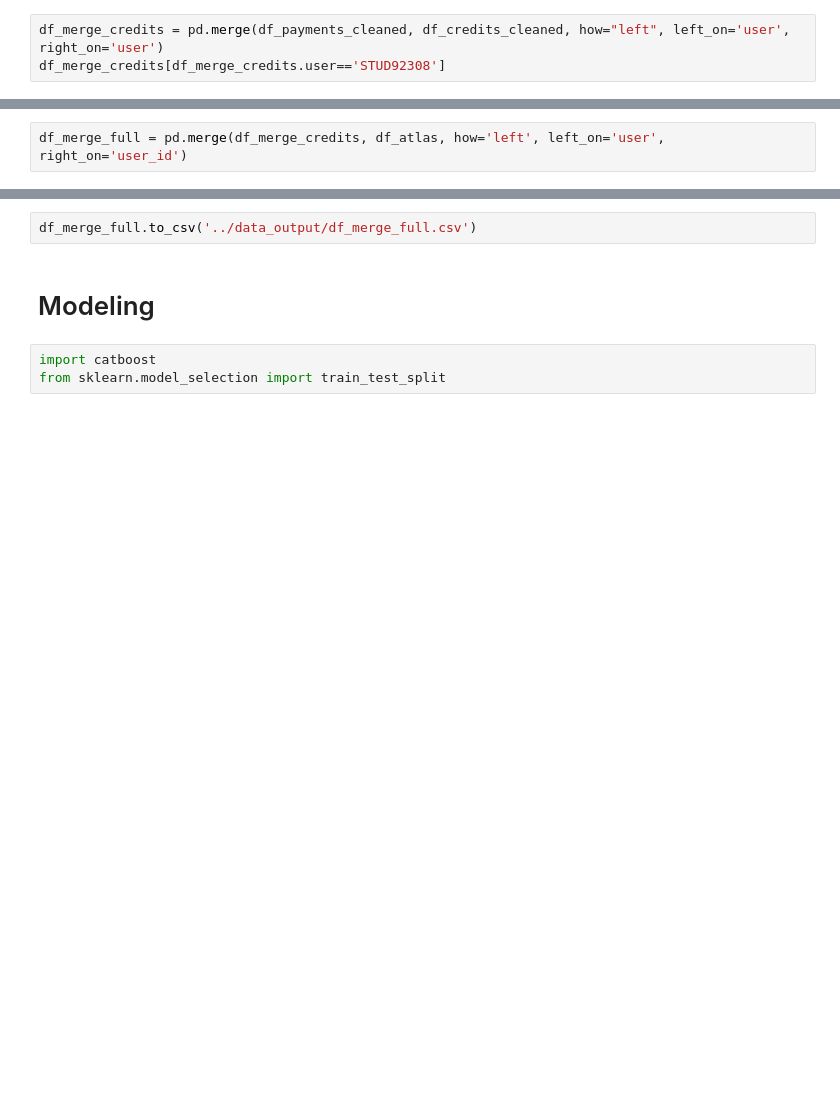
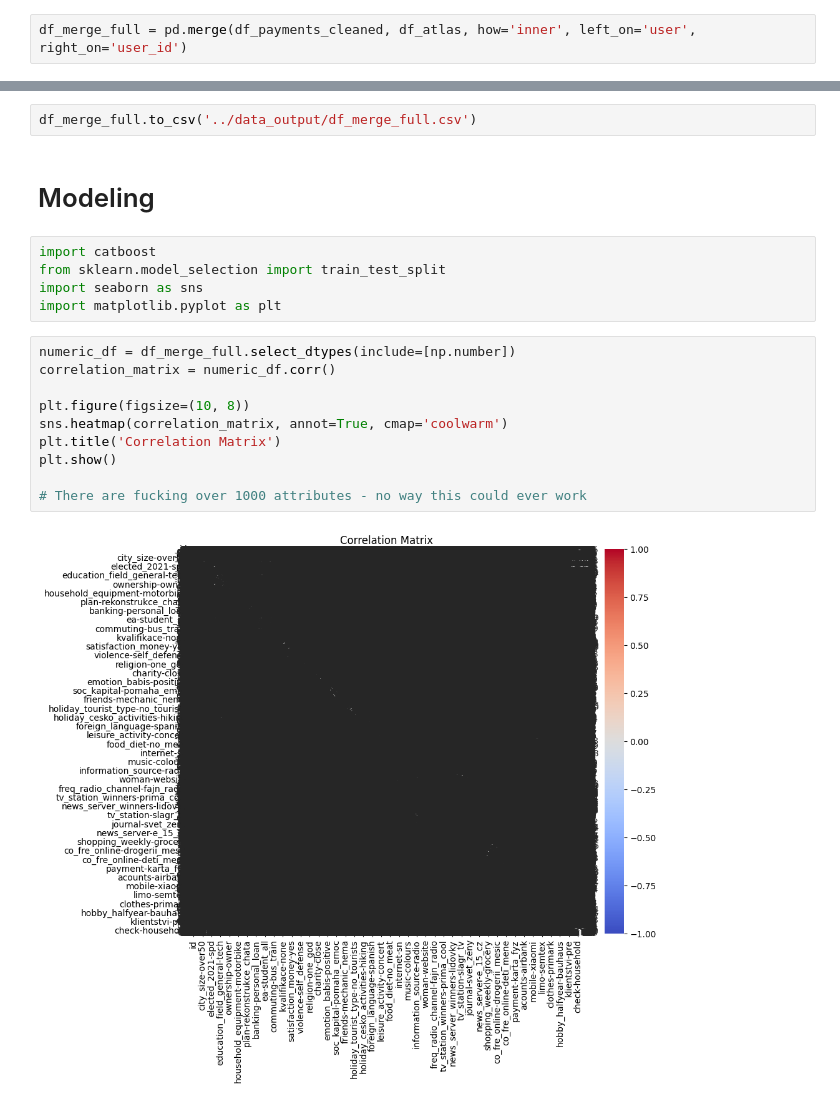
Before and after one commit to vuva00/DP-DataEight, a Jupyter notebook: sandbox/data-prep&modeling.ipynb, the cells around one changed output, grey strips where cells are left out. Cells and saved outputs as stored; diff of their text form; blank space fills up the shorter version.

```diff
--- a/sandbox/data-prep&modeling.ipynb
+++ b/sandbox/data-prep&modeling.ipynb
@@ -78,3 +87,2 @@ Since we want to find out when who pulls what, it makes sense to use the payment
 # %%
-df_merge_credits = pd.merge(df_payments_cleaned, df_credits_cleaned, how="left", left_on='user', right_on='user')
-df_merge_credits[df_merge_credits.user=='STUD92308']
+df_merge_full = pd.merge(df_payments_cleaned, df_atlas, how='inner', left_on='user', right_on='user_id')
@@ -87,2 +88,0 @@ df_merge_credits[df_merge_credits.user=='STUD92308']
-# %%
-df_merge_full = pd.merge(df_merge_credits, df_atlas, how='left', left_on='user', right_on='user_id')
@@ -93,3 +157,17 @@ df_merge_full.to_csv('../data_output/df_merge_full.csv')
 # %%
 import catboost
 from sklearn.model_selection import train_test_split
+import seaborn as sns
+import matplotlib.pyplot as plt
+# %%
+numeric_df = df_merge_full.select_dtypes(include=[np.number])
+correlation_matrix = numeric_df.corr()
+
+plt.figure(figsize=(10, 8))
+sns.heatmap(correlation_matrix, annot=True, cmap='coolwarm')
+plt.title('Correlation Matrix')
+plt.show()
+
+# There are fucking over 1000 attributes - no way this could ever work
+# %% [output]
+[figure, added]
```
Also changed, not shown: parts of 16 cells of this notebook, 2 other files.
